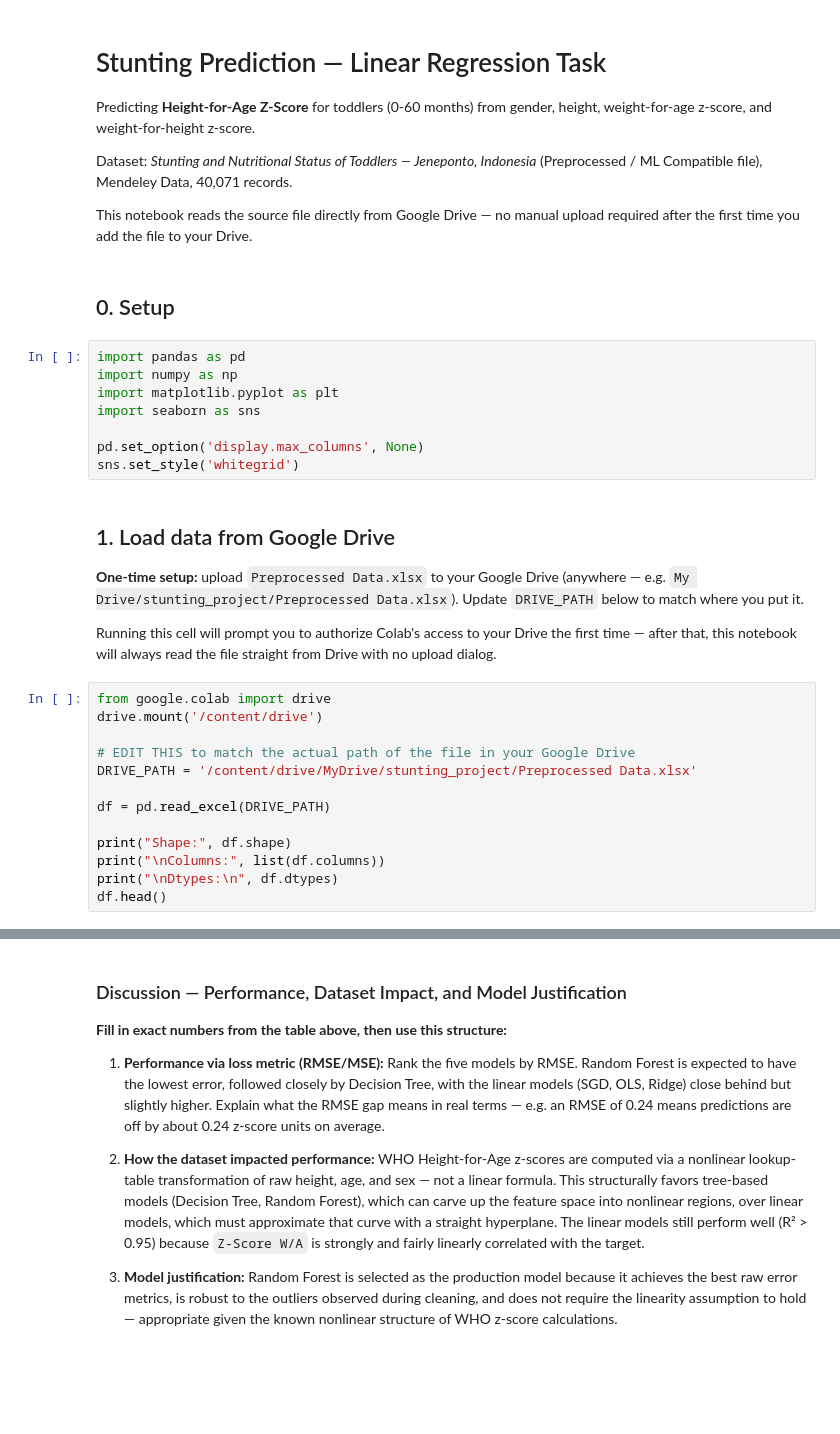
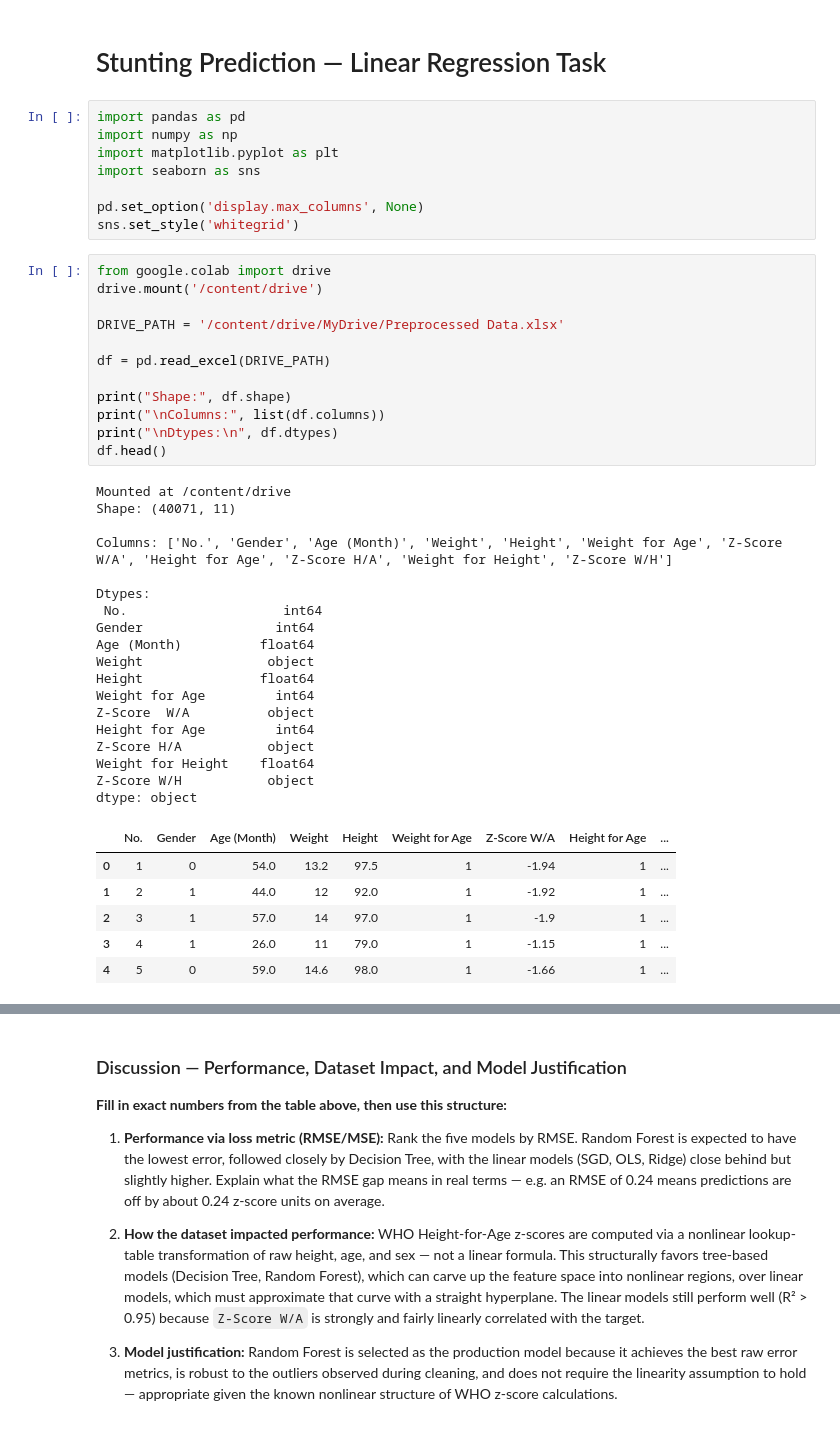
Before and after one commit to davy-mgr/Regression-Analysis-Mobile-Application-, a Jupyter notebook: summative/linear_regression/multivariate.ipynb, the cells around one changed output, grey strips where cells are left out. Saved outputs shown, nothing was run; the diff lists cells and outputs as text; blank space fills up the shorter version.

Commit message:
added notebook with output cells

```diff
--- a/summative/linear_regression/multivariate.ipynb
+++ b/summative/linear_regression/multivariate.ipynb
@@ -1,15 +1,5 @@
-# %% [markdown]
-# Stunting Prediction — Linear Regression Task
-Predicting **Height-for-Age Z-Score** for toddlers (0-60 months) from gender,
-height, weight-for-age z-score, and weight-for-height z-score.
-
-Dataset: *Stunting and Nutritional Status of Toddlers — Jeneponto, Indonesia*
-(Preprocessed / ML Compatible file), Mendeley Data, 40,071 records.
-
-This notebook reads the source file directly from Google Drive — no manual
-upload required after the first time you add the file to your Drive.
-# %% [markdown]
-## 0. Setup
+# %% [markdown]
+# Stunting Prediction — Linear Regression Task
 # %%
 import pandas as pd
 import numpy as np
@@ -18,26 +8,40 @@ import seaborn as sns
 
 pd.set_option('display.max_columns', None)
 sns.set_style('whitegrid')
-# %% [markdown]
-## 1. Load data from Google Drive
-
-**One-time setup:** upload `Preprocessed Data.xlsx` to your Google Drive
-(anywhere — e.g. `My Drive/stunting_project/Preprocessed Data.xlsx`).
-Update `DRIVE_PATH` below to match where you put it.
-
-Running this cell will prompt you to authorize Colab's access to your Drive
-the first time — after that, this notebook will always read the file
-straight from Drive with no upload dialog.
 # %%
 from google.colab import drive
 drive.mount('/content/drive')
 
-# EDIT THIS to match the actual path of the file in your Google Drive
-DRIVE_PATH = '/content/drive/MyDrive/stunting_project/Preprocessed Data.xlsx'
+DRIVE_PATH = '/content/drive/MyDrive/Preprocessed Data.xlsx'
 
 df = pd.read_excel(DRIVE_PATH)
 
 print("Shape:", df.shape)
 print("\nColumns:", list(df.columns))
 print("\nDtypes:\n", df.dtypes)
 df.head()
+# %% [output]
+Mounted at /content/drive
+Shape: (40071, 11)
+
+Columns: ['No.', 'Gender', 'Age (Month)', 'Weight', 'Height', 'Weight for Age', 'Z-Score  W/A', 'Height for Age', 'Z-Score H/A', 'Weight for Height', 'Z-Score W/H']
+
+Dtypes:
+ No.                    int64
+Gender                 int64
+Age (Month)          float64
+Weight                object
+Height               float64
+Weight for Age         int64
+Z-Score  W/A          object
+Height for Age         int64
+Z-Score H/A           object
+Weight for Height    float64
+Z-Score W/H           object
+dtype: object
+|  | No. | Gender | Age (Month) | Weight | Height | Weight for Age | Z-Score W/A | Height for Age | ... |
+| 0 | 1 | 0 | 54.0 | 13.2 | 97.5 | 1 | -1.94 | 1 | ... |
+| 1 | 2 | 1 | 44.0 | 12 | 92.0 | 1 | -1.92 | 1 | ... |
+| 2 | 3 | 1 | 57.0 | 14 | 97.0 | 1 | -1.9 | 1 | ... |
+| 3 | 4 | 1 | 26.0 | 11 | 79.0 | 1 | -1.15 | 1 | ... |
+| 4 | 5 | 0 | 59.0 | 14.6 | 98.0 | 1 | -1.66 | 1 | ... |
```
Also changed, not shown: parts of 22 cells of this notebook.
